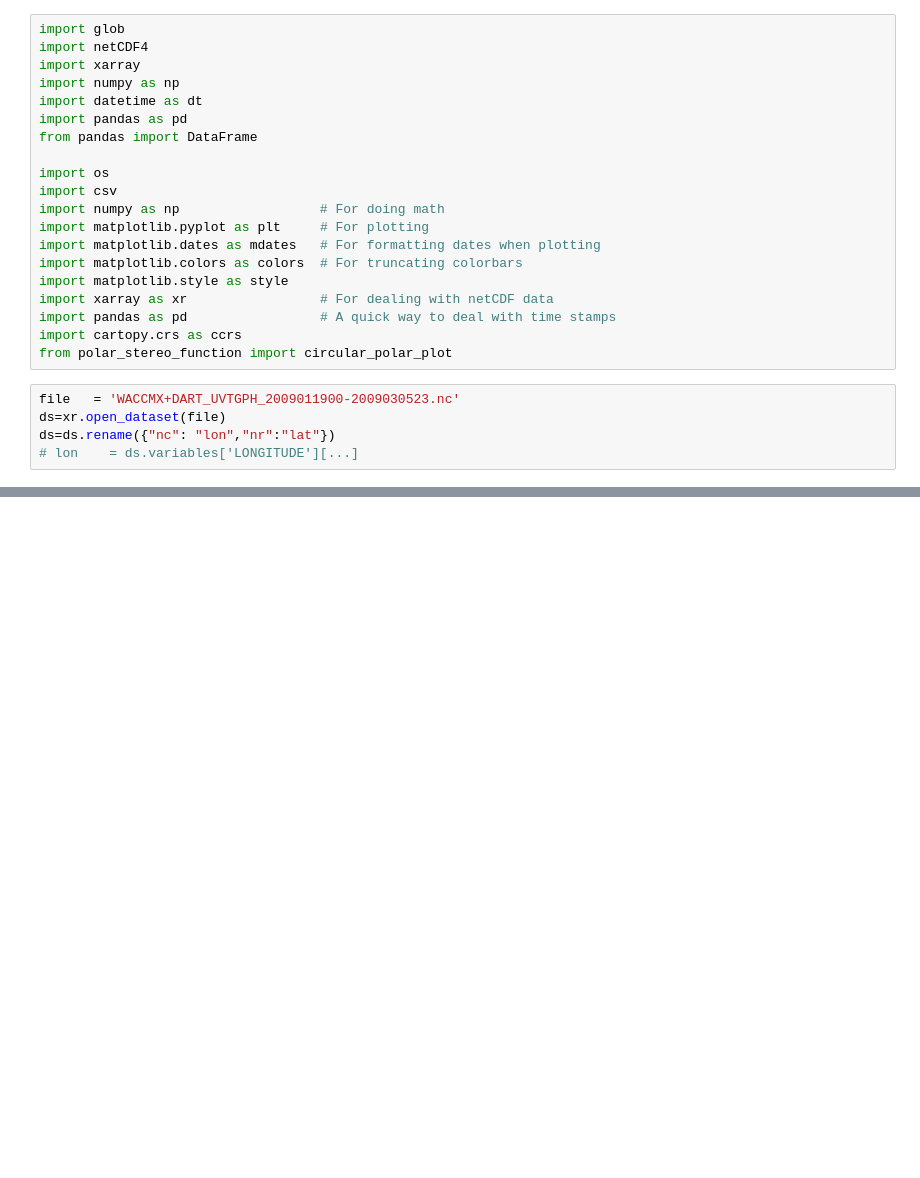
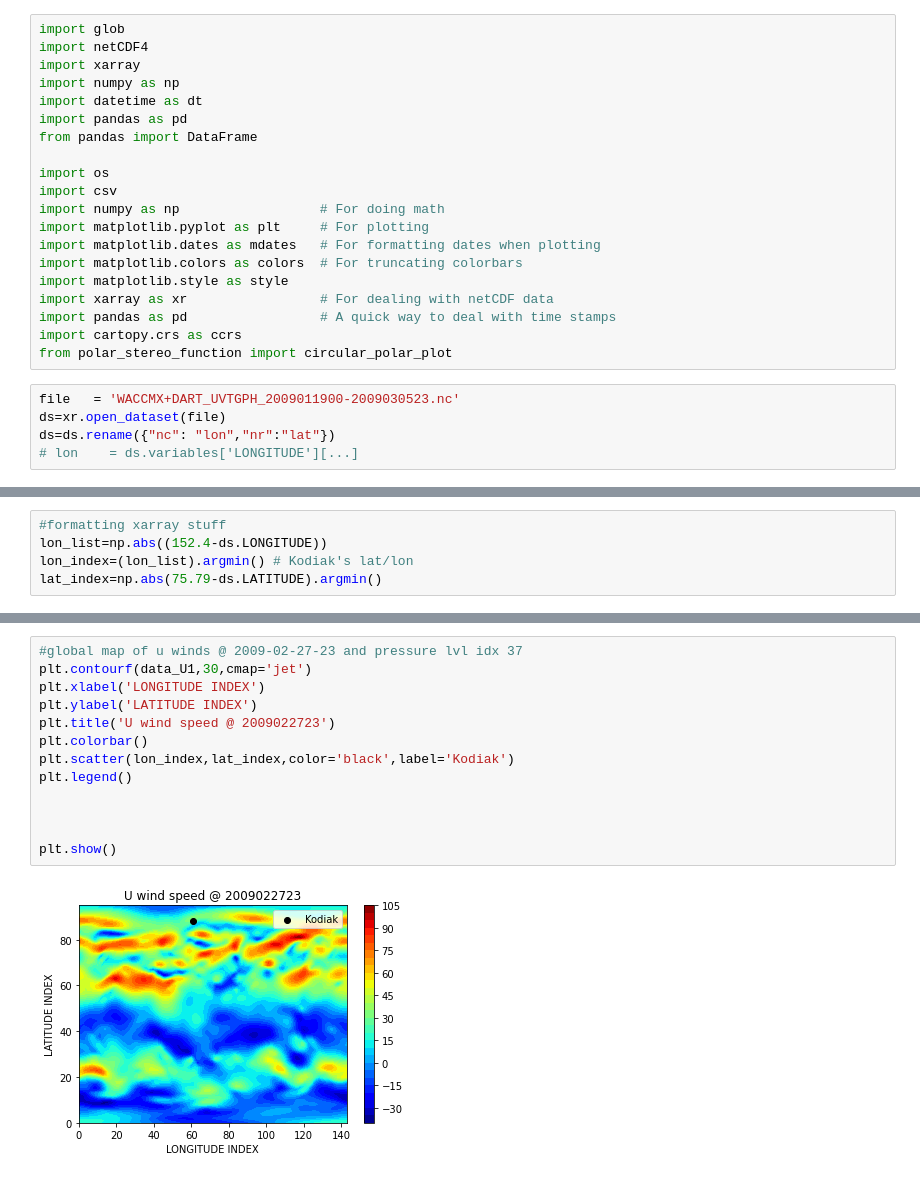
Before and after one commit to 7AlonsoRaikiri7/SummerREU, a Jupyter notebook: WACCMX+DART_UVTGPH_2009011900-2009030523.ipynb, the cells around one changed output, grey strips where cells are left out. Saved outputs shown, nothing was run; the diff lists cells and outputs as text; blank space fills up the shorter version.

```diff
--- a/WACCMX+DART_UVTGPH_2009011900-2009030523.ipynb
+++ b/WACCMX+DART_UVTGPH_2009011900-2009030523.ipynb
@@ -113,0 +56,5 @@ array(61.57895, dtype=float32)
+# %%
+#formatting xarray stuff
+lon_list=np.abs((152.4-ds.LONGITUDE))
+lon_index=(lon_list).argmin() # Kodiak's lat/lon
+lat_index=np.abs(75.79-ds.LATITUDE).argmin()
@@ -113,0 +78,15 @@ array(61.57895, dtype=float32)
+# %%
+#global map of u winds @ 2009-02-27-23 and pressure lvl idx 37
+plt.contourf(data_U1,30,cmap='jet')
+plt.xlabel('LONGITUDE INDEX')
+plt.ylabel('LATITUDE INDEX')
+plt.title('U wind speed @ 2009022723')
+plt.colorbar()
+plt.scatter(lon_index,lat_index,color='black',label='Kodiak')
+plt.legend()
+
+
+
+plt.show()
+# %% [output]
+[figure, added]
```
Also changed, not shown: parts of 10 cells of this notebook.
